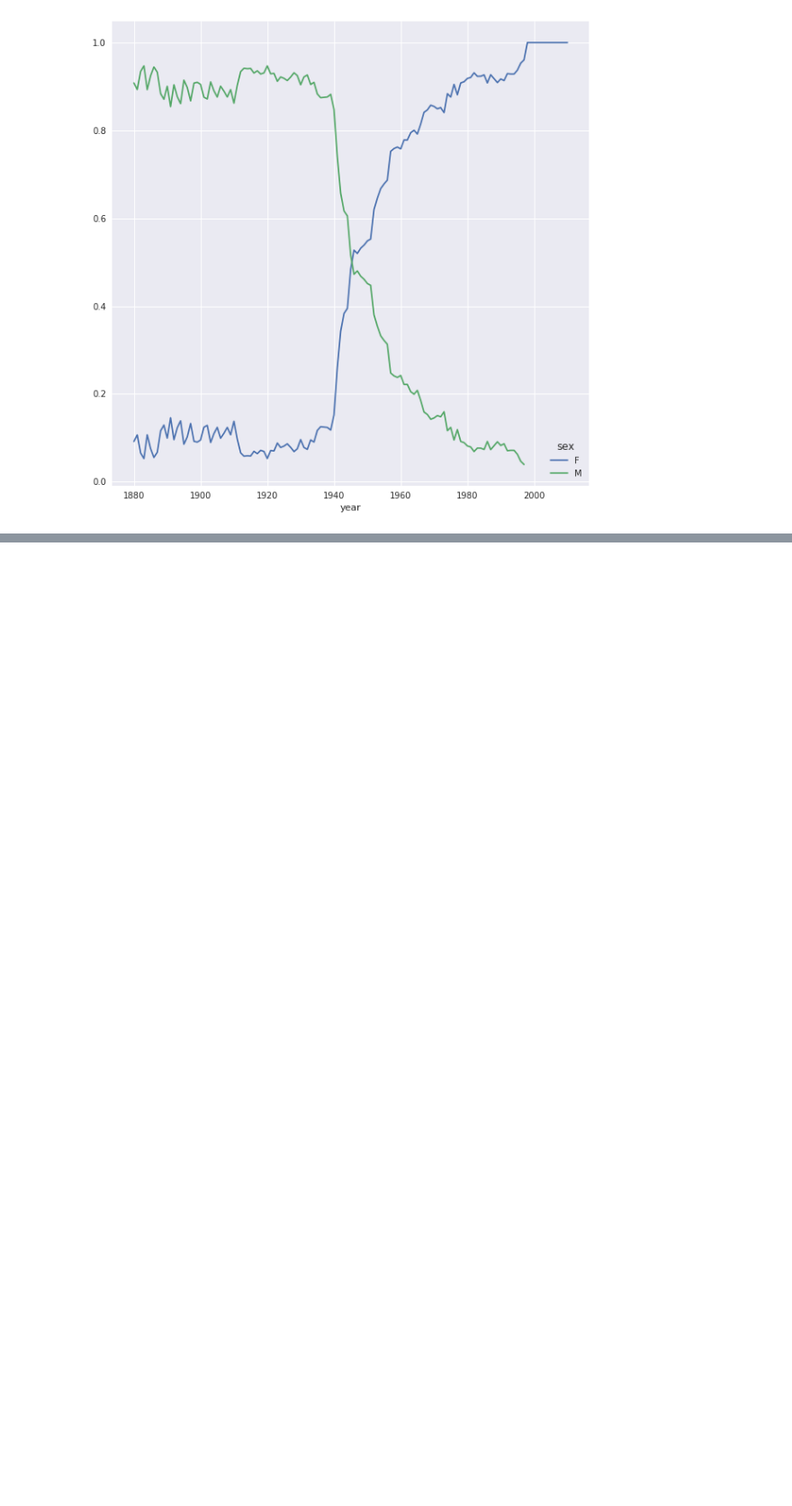
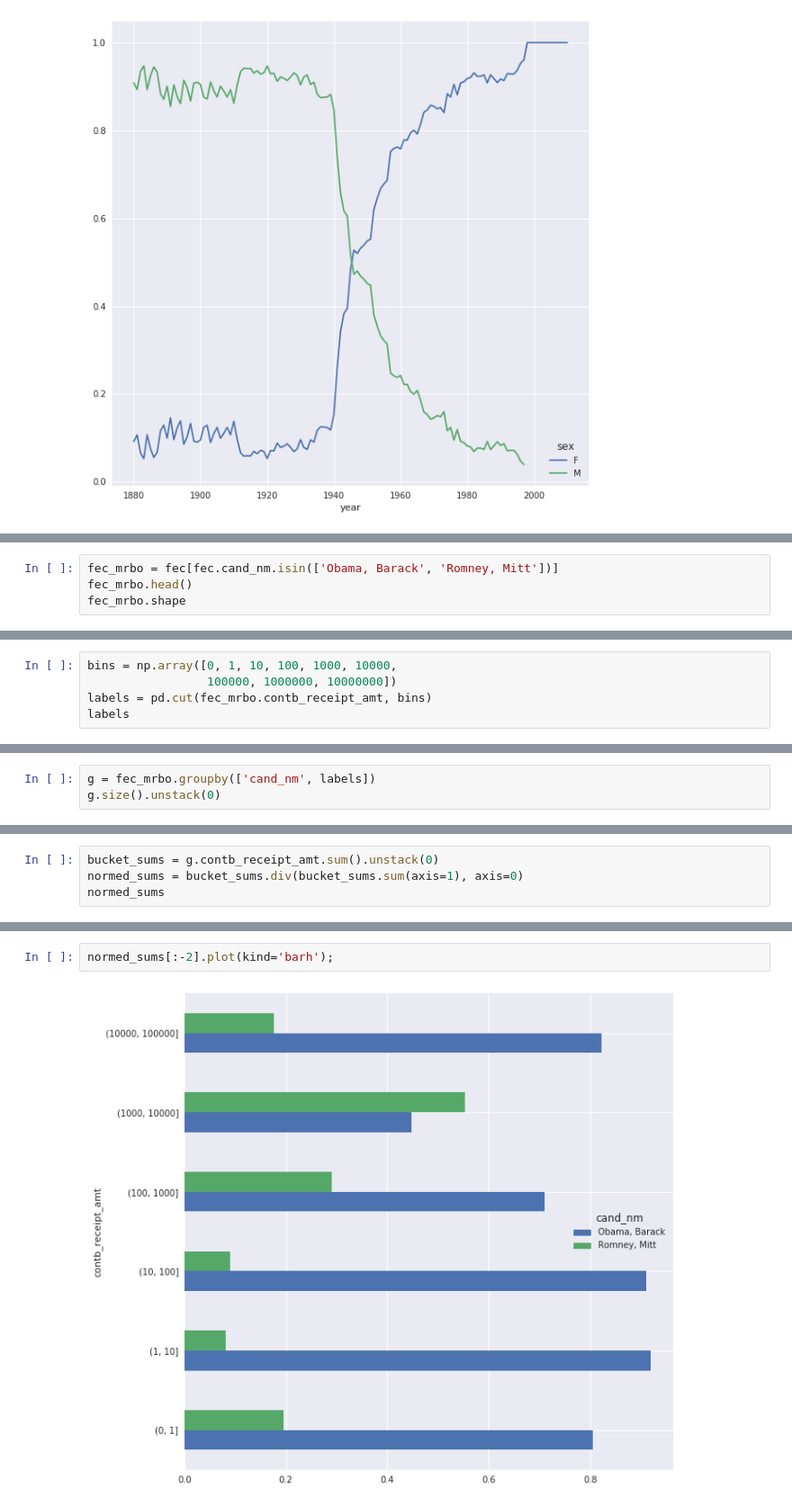
Before and after one commit to maxim5/pydata-book, a Jupyter notebook: my14.ipynb, the cells around one changed output, grey strips where cells are left out. Shown at 90% size. Drawn from its saved outputs; the diff is of its cells as text; blank space fills up the shorter version.

```diff
--- a/my14.ipynb
+++ b/my14.ipynb
@@ -546,0 +779,4 @@ p.plot();
+# %%
+fec_mrbo = fec[fec.cand_nm.isin(['Obama, Barack', 'Romney, Mitt'])]
+fec_mrbo.head()
+fec_mrbo.shape
@@ -546,0 +949,5 @@ p.plot();
+# %%
+bins = np.array([0, 1, 10, 100, 1000, 10000,
+                 100000, 1000000, 10000000])
+labels = pd.cut(fec_mrbo.contb_receipt_amt, bins)
+labels
@@ -546,0 +972,3 @@ p.plot();
+# %%
+g = fec_mrbo.groupby(['cand_nm', labels])
+g.size().unstack(0)
@@ -546,0 +986,4 @@ p.plot();
+# %%
+bucket_sums = g.contb_receipt_amt.sum().unstack(0)
+normed_sums = bucket_sums.div(bucket_sums.sum(axis=1), axis=0)
+normed_sums
@@ -546,0 +1001,4 @@ p.plot();
+# %%
+normed_sums[:-2].plot(kind='barh');
+# %% [output]
+[figure, added]
```
Also changed, not shown: parts of 37 cells of this notebook.
